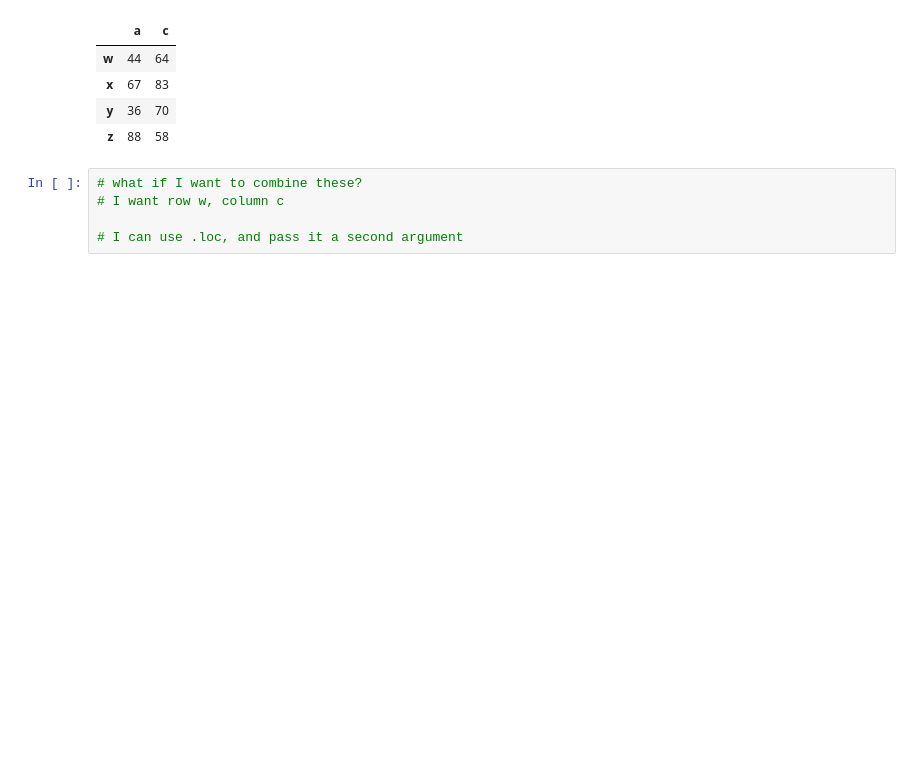
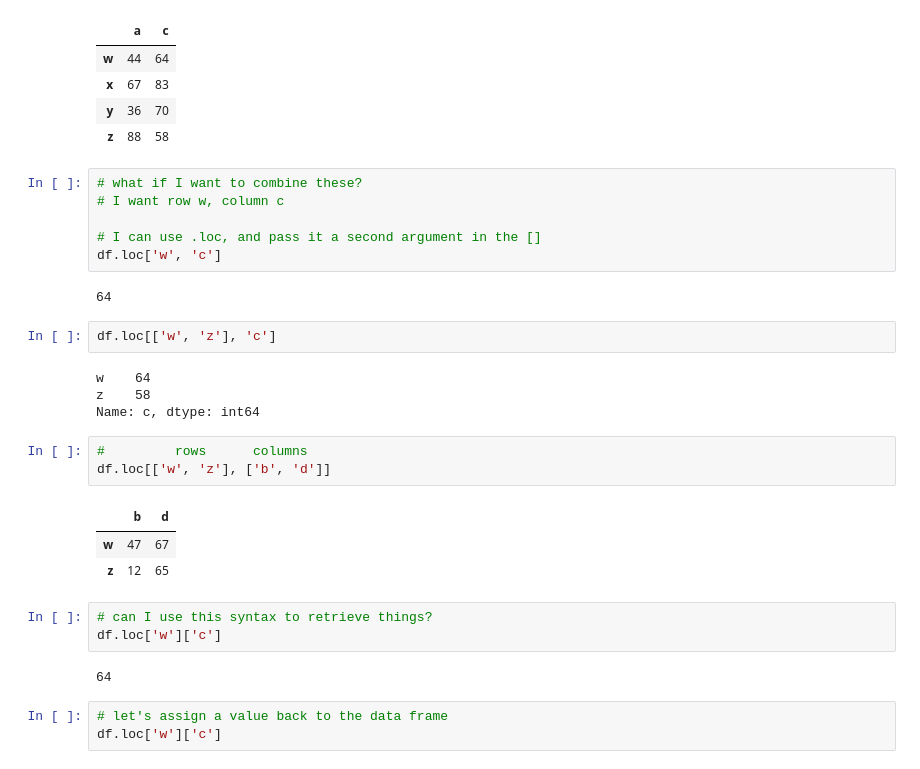
Before and after one commit to sumanthkm/Cisco-2021-12Dec-13, a Jupyter notebook: Cisco-2021-12Dec-14.ipynb, the cells around one changed output. Cells and saved outputs as stored; diff of their text form; blank space fills up the shorter version.

```diff
--- a/Cisco-2021-12Dec-14.ipynb
+++ b/Cisco-2021-12Dec-14.ipynb
@@ -584,4 +584,28 @@ df[['a', 'c']]
 # what if I want to combine these?
 # I want row w, column c
 
-# I can use .loc, and pass it a second argument
+# I can use .loc, and pass it a second argument in the []
+df.loc['w', 'c']
+# %% [output]
+64
+# %%
+df.loc[['w', 'z'], 'c']
+# %% [output]
+w    64
+z    58
+Name: c, dtype: int64
+# %%
+#         rows      columns
+df.loc[['w', 'z'], ['b', 'd']]
+# %% [output]
+|  | b | d |
+| w | 47 | 67 |
+| z | 12 | 65 |
+# %%
+# can I use this syntax to retrieve things?
+df.loc['w']['c']
+# %% [output]
+64
+# %%
+# let's assign a value back to the data frame
+df.loc['w']['c']
```
